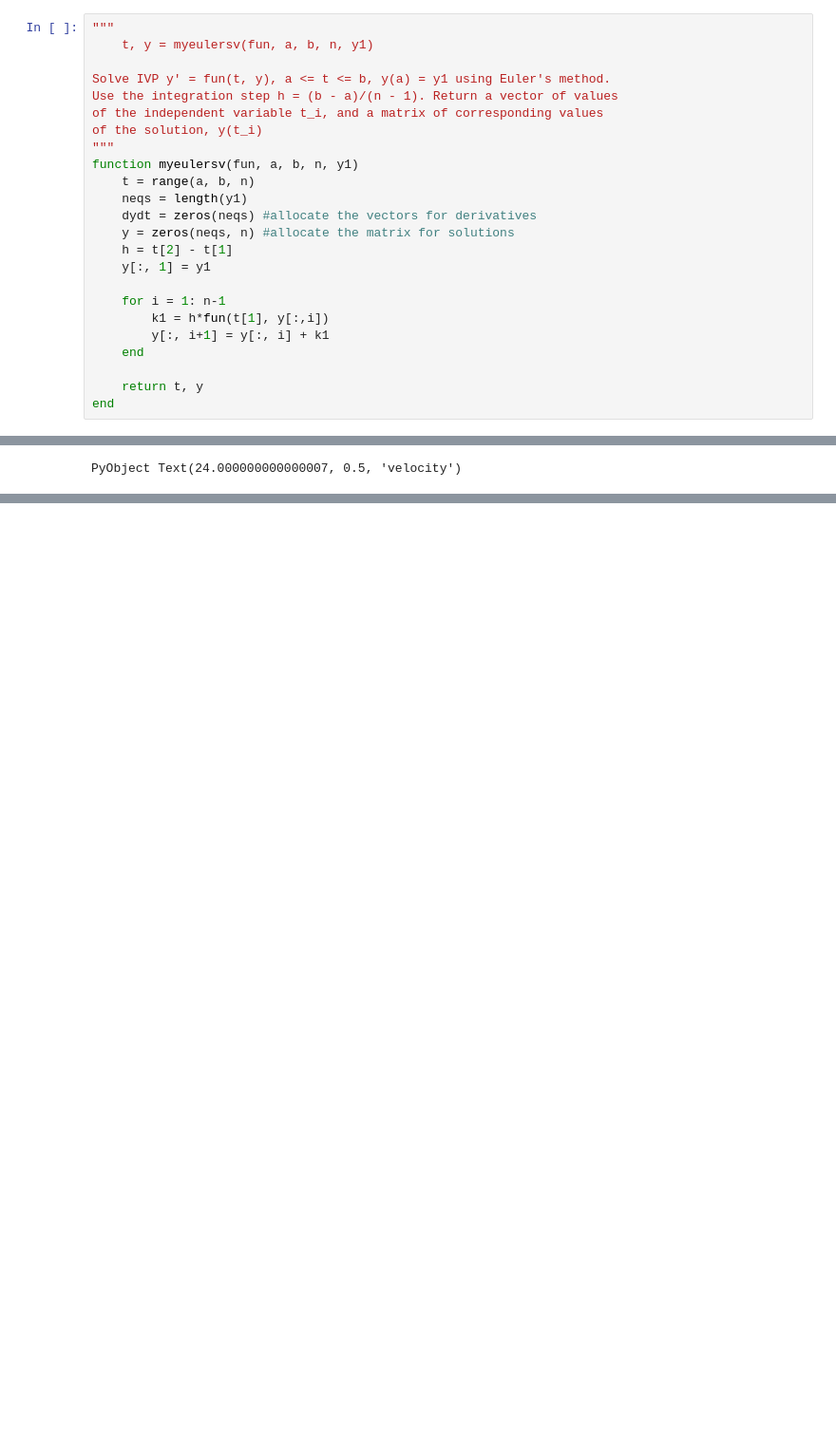
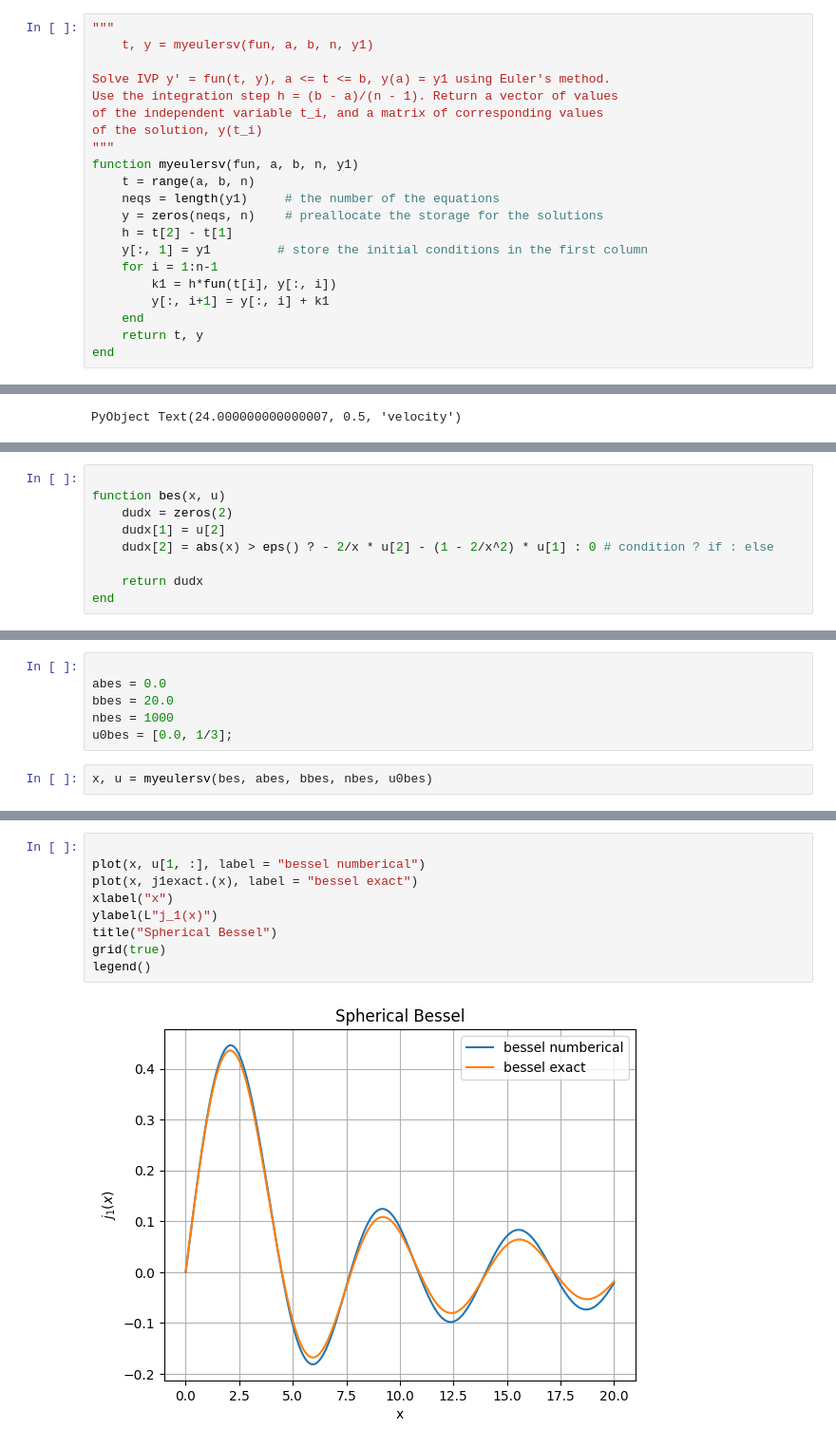
Before and after one commit to PHYS-2200-Computational-Physics-Course/phys2200-lectures-tec22001, a Jupyter notebook: Lecture12/Werk12.ipynb, the cells around one changed output, grey strips where cells are left out. Shown at 95% size. Cells and saved outputs as stored; diff of their text form; blank space fills up the shorter version.

```diff
--- a/Lecture12/Werk12.ipynb
+++ b/Lecture12/Werk12.ipynb
@@ -9,17 +9,14 @@ of the solution, y(t_i)
 """
 function myeulersv(fun, a, b, n, y1)
     t = range(a, b, n)
-    neqs = length(y1)
-    dydt = zeros(neqs) #allocate the vectors for derivatives
-    y = zeros(neqs, n) #allocate the matrix for solutions
+    neqs = length(y1)     # the number of the equations
+    y = zeros(neqs, n)    # preallocate the storage for the solutions
     h = t[2] - t[1]
-    y[:, 1] = y1
-
-    for i = 1: n-1
-        k1 = h*fun(t[1], y[:,i])
+    y[:, 1] = y1         # store the initial conditions in the first column
+    for i = 1:n-1
+        k1 = h*fun(t[i], y[:, i])
         y[:, i+1] = y[:, i] + k1
     end
-
     return t, y
 end
 # %% [output]
@@ -75,0 +75,9 @@ PyObject Text(24.000000000000007, 0.5, 'velocity')
+# %%
+
+function bes(x, u)
+    dudx = zeros(2)
+    dudx[1] = u[2]
+    dudx[2] = abs(x) > eps() ? - 2/x * u[2] - (1 - 2/x^2) * u[1] : 0 # condition ? if : else
+
+    return dudx
+end
@@ -75,0 +86,8 @@ PyObject Text(24.000000000000007, 0.5, 'velocity')
+# %%
+
+abes = 0.0
+bbes = 20.0
+nbes = 1000
+u0bes = [0.0, 1/3];
+# %%
+x, u = myeulersv(bes, abes, bbes, nbes, u0bes)
@@ -75,0 +101,11 @@ PyObject Text(24.000000000000007, 0.5, 'velocity')
+# %%
+
+plot(x, u[1, :], label = "bessel numberical")
+plot(x, j1exact.(x), label = "bessel exact")
+xlabel("x")
+ylabel(L"j_1(x)")
+title("Spherical Bessel")
+grid(true)
+legend()
+# %% [output]
+[figure, added]
```
Also changed, not shown: parts of 5 cells of this notebook, 1 other file.
